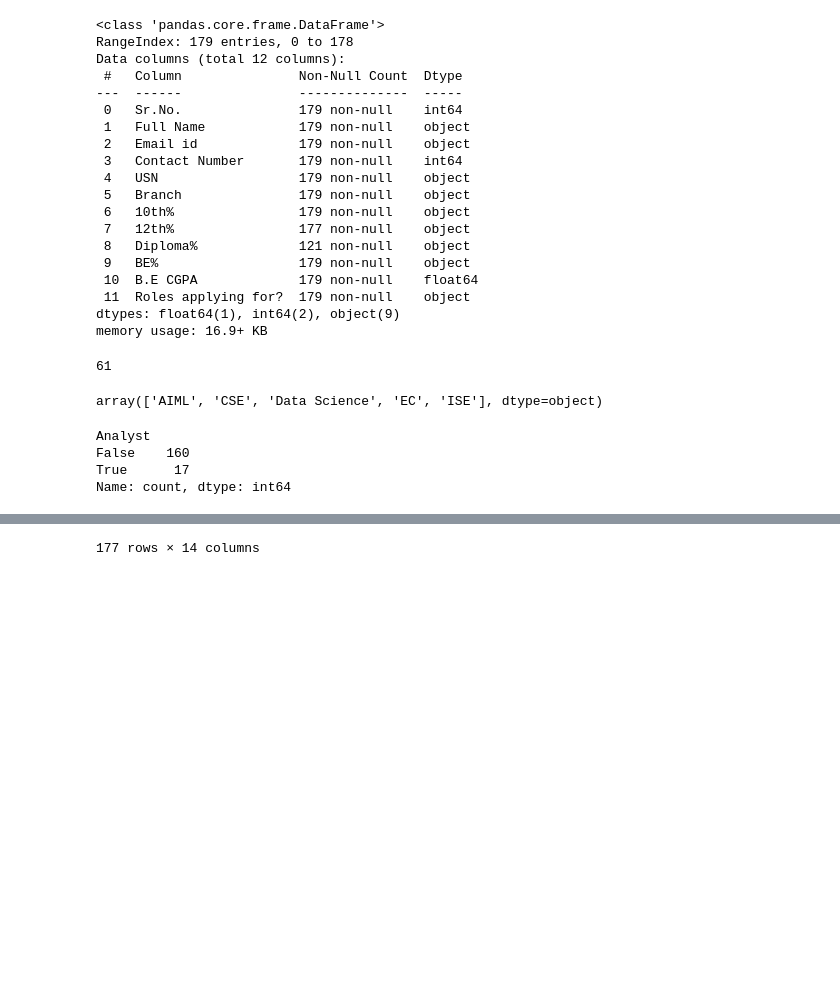
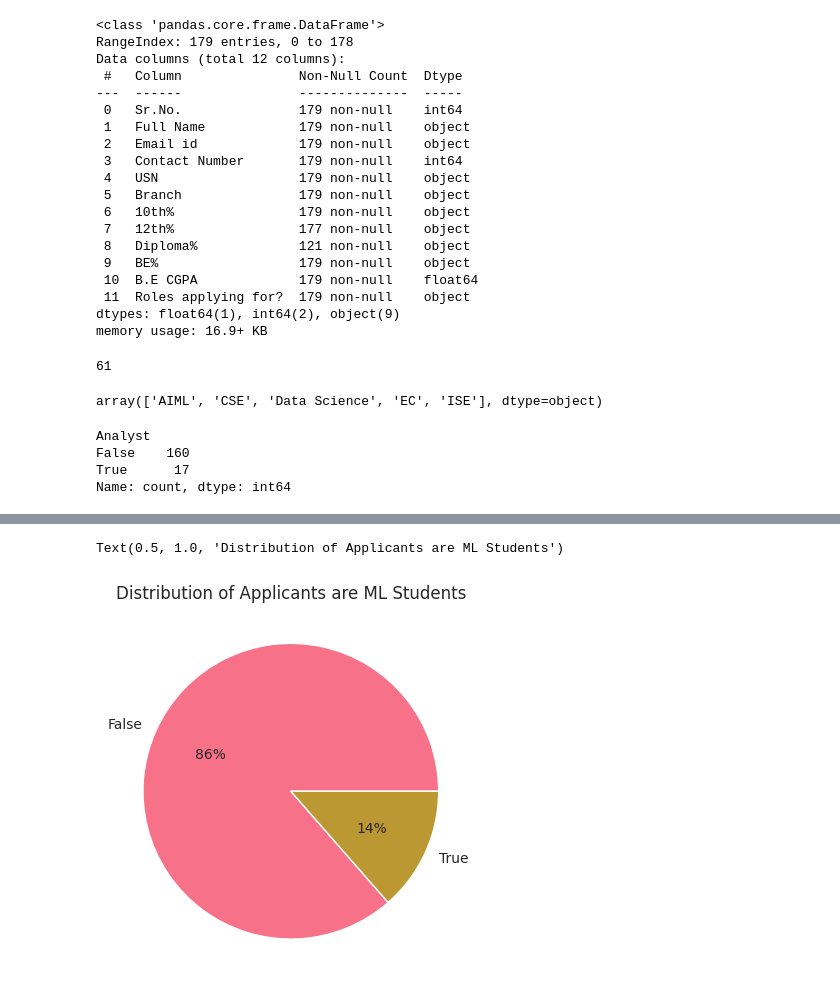
Before and after one commit to tam0w/personal-ipynb-notebooks, a Jupyter notebook: 7ed.ipynb, the cells around one changed output, grey strips where cells are left out. Saved outputs shown, nothing was run; the diff lists cells and outputs as text; code cells hidden in the pictures; blank space fills up the shorter version.

```diff
--- a/7ed.ipynb
+++ b/7ed.ipynb
@@ -100,3 +102,4 @@ Text(0.5, 1.0, 'Candidates applying for Data Analyst Role v/s Students in variou
 # %%
-df
+plt.pie(df['ML Branch'].value_counts().values, labels=df['ML Branch'].value_counts().index, autopct="%.f%%")
+plt.title('Distribution of Applicants are ML Students')
 # %% [output]
@@ -115 +106,2 @@ df
-177 rows × 14 columns
+Text(0.5, 1.0, 'Distribution of Applicants are ML Students')
+[figure, added]
```
Also changed, not shown: parts of 4 cells of this notebook.
